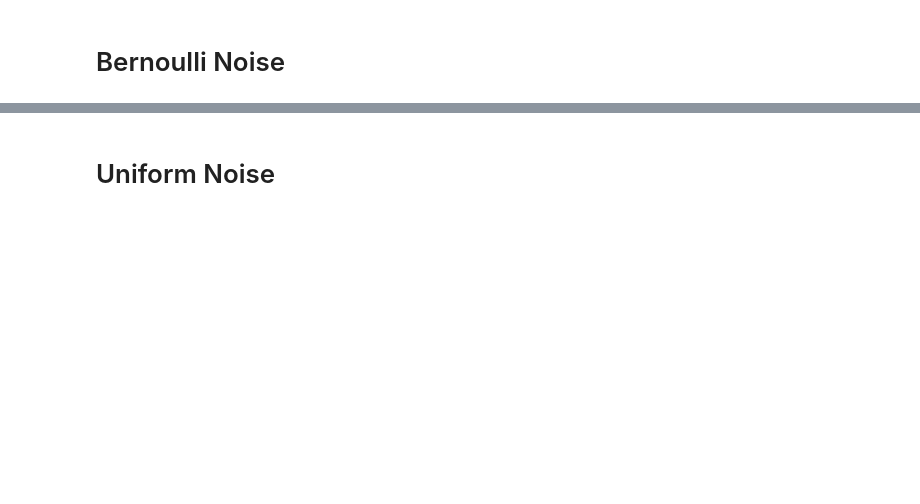
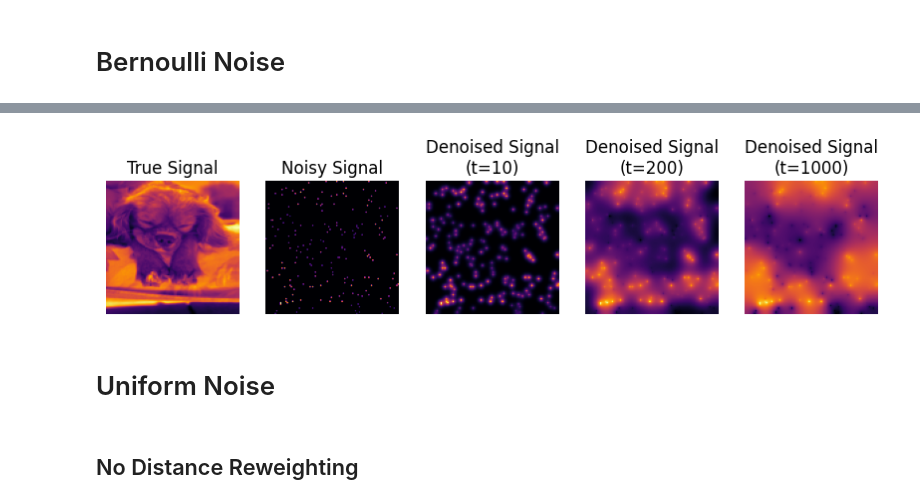
Before and after one commit to samjleone/Spectral-Denoising, a Jupyter notebook: Examples.ipynb, the cells around one changed output, grey strips where cells are left out. Cells and saved outputs as stored; diff of their text form; code cells hidden in the pictures; blank space fills up the shorter version.

```diff
--- a/Examples.ipynb
+++ b/Examples.ipynb
@@ -74,3 +74,32 @@ plt.show()
+# %%
+denoised_10 = denoiser.remove_bernoulli_noise(f_tilde, time = 10, method = 'approximate')
+denoised_200 = denoiser.remove_bernoulli_noise(f_tilde, time = 200, method = 'approximate')
+denoised_1000 = denoiser.remove_bernoulli_noise(f_tilde, time = 1000, method = 'approximate')
+# %%
+fig, ax = plt.subplots(1,5,figsize=(10,30))
+ax[0].imshow(noodle_gray.reshape(N,N), cmap = 'inferno')
+ax[0].set_title("True Signal")
+ax[0].axis("off")
+
+ax[1].imshow(f_tilde.reshape(N,N), cmap = 'inferno')
+ax[1].set_title("Noisy Signal")
+ax[1].axis("off")
+
+ax[2].imshow(denoised_10.reshape(N,N), cmap = 'inferno')
+ax[2].set_title("Denoised Signal\n(t=10)")
+ax[2].axis("off")
+
+
+ax[3].imshow(denoised_200.reshape(N,N), cmap = 'inferno')
+ax[3].set_title("Denoised Signal\n(t=200)")
+ax[3].axis("off")
+
+ax[4].imshow(denoised_1000.reshape(N,N), cmap = 'inferno')
+ax[4].set_title("Denoised Signal\n(t=1000)")
+ax[4].axis("off")
+plt.show()
+# %% [output]
+[figure, added]
 # %% [markdown]
 # Uniform Noise
 # %%
@@ -79,0 +119,2 @@ f_check = denoiser.remove_uniform_noise(f_tilde,alpha=1,beta=1,gamma=1, lr = 5,
+# %% [markdown]
+## No Distance Reweighting
```
Also changed, not shown: parts of 8 cells of this notebook, 1 other file.
